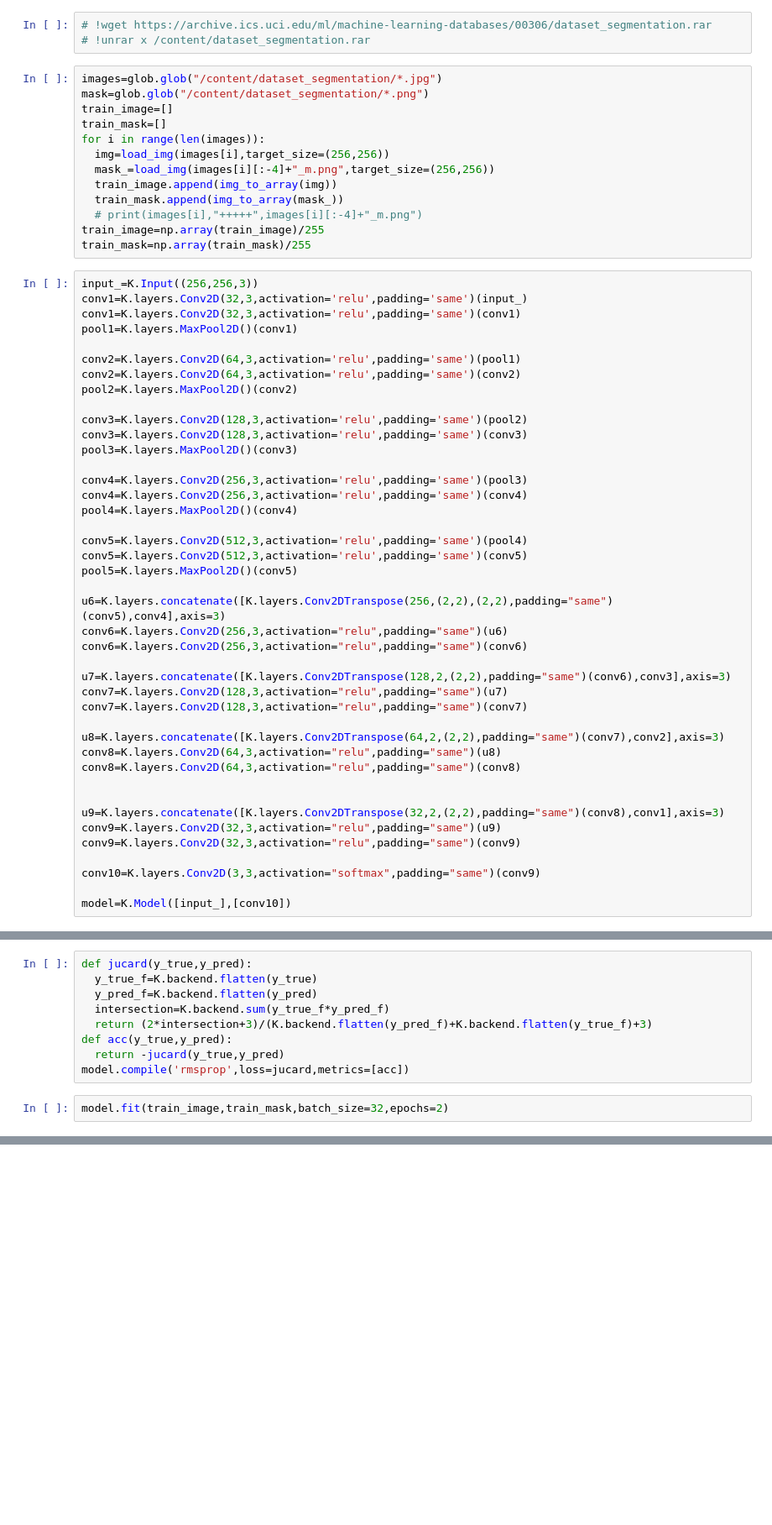
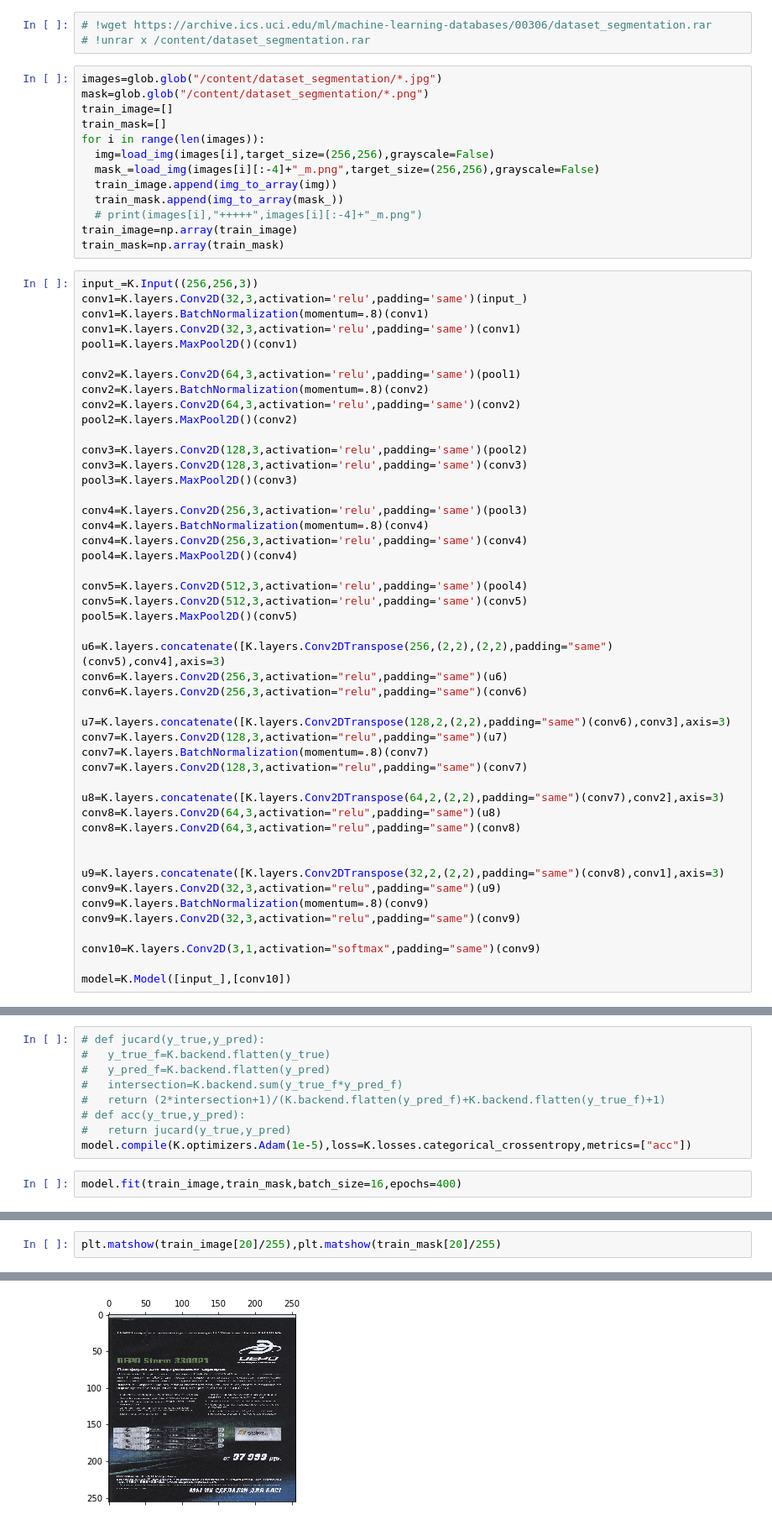
Before and after one commit to Aminfaraji/segmentaion_document_Unet, a Jupyter notebook: document segmentaion.ipynb, the cells around one changed output, grey strips where cells are left out. Shown at 84% size. Saved outputs shown, nothing was run; the diff lists cells and outputs as text; blank space fills up the shorter version.

```diff
--- a/document segmentaion.ipynb
+++ b/document segmentaion.ipynb
@@ -24,20 +24,22 @@ mask=glob.glob("/content/dataset_segmentation/*.png")
 train_image=[]
 train_mask=[]
 for i in range(len(images)):
-  img=load_img(images[i],target_size=(256,256))
-  mask_=load_img(images[i][:-4]+"_m.png",target_size=(256,256))
+  img=load_img(images[i],target_size=(256,256),grayscale=False)
+  mask_=load_img(images[i][:-4]+"_m.png",target_size=(256,256),grayscale=False)
   train_image.append(img_to_array(img))
   train_mask.append(img_to_array(mask_))
   # print(images[i],"+++++",images[i][:-4]+"_m.png")
-train_image=np.array(train_image)/255
-train_mask=np.array(train_mask)/255
+train_image=np.array(train_image)
+train_mask=np.array(train_mask)
 # %%
 input_=K.Input((256,256,3))
 conv1=K.layers.Conv2D(32,3,activation='relu',padding='same')(input_)
+conv1=K.layers.BatchNormalization(momentum=.8)(conv1)
 conv1=K.layers.Conv2D(32,3,activation='relu',padding='same')(conv1)
 pool1=K.layers.MaxPool2D()(conv1)
 
 conv2=K.layers.Conv2D(64,3,activation='relu',padding='same')(pool1)
+conv2=K.layers.BatchNormalization(momentum=.8)(conv2)
 conv2=K.layers.Conv2D(64,3,activation='relu',padding='same')(conv2)
 pool2=K.layers.MaxPool2D()(conv2)
 
@@ -46,6 +48,7 @@ conv3=K.layers.Conv2D(128,3,activation='relu',padding='same')(conv3)
 pool3=K.layers.MaxPool2D()(conv3)
 
 conv4=K.layers.Conv2D(256,3,activation='relu',padding='same')(pool3)
+conv4=K.layers.BatchNormalization(momentum=.8)(conv4)
 conv4=K.layers.Conv2D(256,3,activation='relu',padding='same')(conv4)
 pool4=K.layers.MaxPool2D()(conv4)
 
@@ -59,6 +62,7 @@ conv6=K.layers.Conv2D(256,3,activation="relu",padding="same")(conv6)
 
 u7=K.layers.concatenate([K.layers.Conv2DTranspose(128,2,(2,2),padding="same")(conv6),conv3],axis=3)
 conv7=K.layers.Conv2D(128,3,activation="relu",padding="same")(u7)
+conv7=K.layers.BatchNormalization(momentum=.8)(conv7)
 conv7=K.layers.Conv2D(128,3,activation="relu",padding="same")(conv7)
 
 u8=K.layers.concatenate([K.layers.Conv2DTranspose(64,2,(2,2),padding="same")(conv7),conv2],axis=3)
@@ -68,8 +72,9 @@ conv8=K.layers.Conv2D(64,3,activation="relu",padding="same")(conv8)
 
 u9=K.layers.concatenate([K.layers.Conv2DTranspose(32,2,(2,2),padding="same")(conv8),conv1],axis=3)
 conv9=K.layers.Conv2D(32,3,activation="relu",padding="same")(u9)
+conv9=K.layers.BatchNormalization(momentum=.8)(conv9)
 conv9=K.layers.Conv2D(32,3,activation="relu",padding="same")(conv9)
 
-conv10=K.layers.Conv2D(3,3,activation="softmax",padding="same")(conv9)
+conv10=K.layers.Conv2D(3,1,activation="softmax",padding="same")(conv9)
 
 model=K.Model([input_],[conv10])
@@ -96,12 +83,12 @@ ________________________________________________________________________________
 # %%
-def jucard(y_true,y_pred):
-  y_true_f=K.backend.flatten(y_true)
-  y_pred_f=K.backend.flatten(y_pred)
-  intersection=K.backend.sum(y_true_f*y_pred_f)
-  return (2*intersection+3)/(K.backend.flatten(y_pred_f)+K.backend.flatten(y_true_f)+3)
-def acc(y_true,y_pred):
-  return -jucard(y_true,y_pred)
-model.compile('rmsprop',loss=jucard,metrics=[acc])
+# def jucard(y_true,y_pred):
+#   y_true_f=K.backend.flatten(y_true)
+#   y_pred_f=K.backend.flatten(y_pred)
+#   intersection=K.backend.sum(y_true_f*y_pred_f)
+#   return (2*intersection+1)/(K.backend.flatten(y_pred_f)+K.backend.flatten(y_true_f)+1)
+# def acc(y_true,y_pred):
+#   return jucard(y_true,y_pred)
+model.compile(K.optimizers.Adam(1e-5),loss=K.losses.categorical_crossentropy,metrics=["acc"])
 # %%
-model.fit(train_image,train_mask,batch_size=32,epochs=2)
+model.fit(train_image,train_mask,batch_size=16,epochs=400)
 # %% [output]
@@ -119,0 +119,3 @@ plt.matshow(pred[0])
+# %%
+plt.matshow(train_image[20]/255),plt.matshow(train_mask[20]/255)
+# %% [output]
@@ -119,0 +124 @@ plt.matshow(pred[0])
+[figure, added]
```
Also changed, not shown: parts of 8 cells of this notebook.
